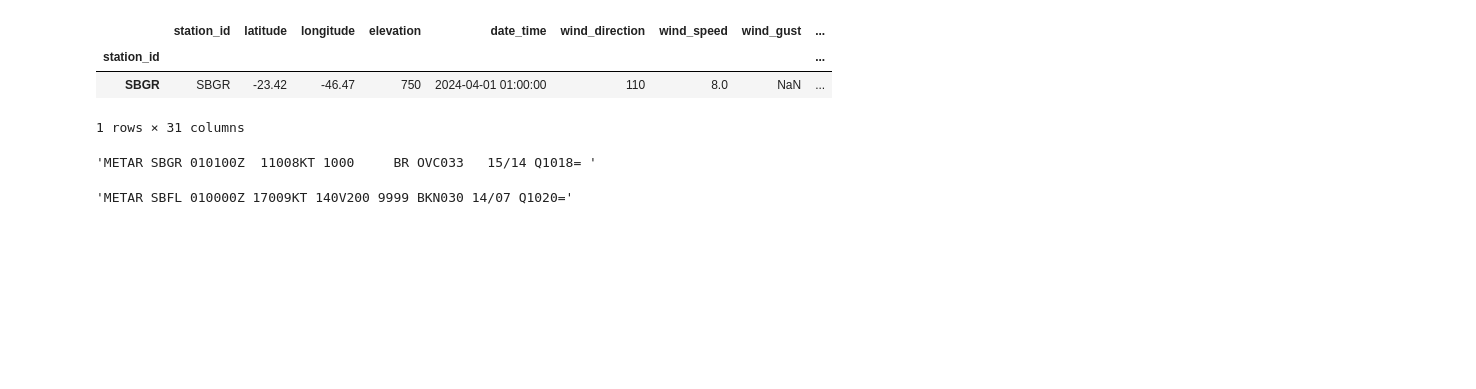
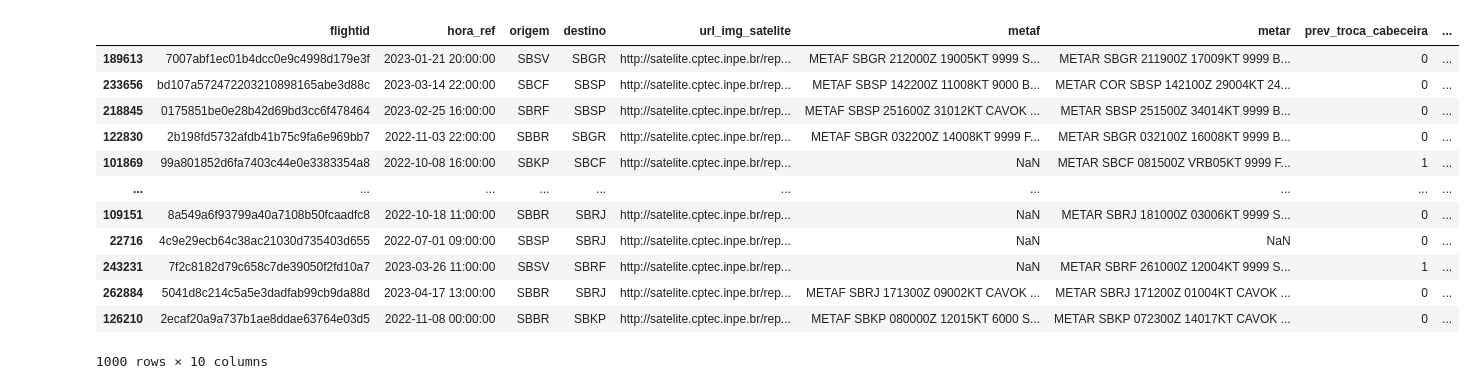
Before and after one commit to ryukinix/dsc2024, a Jupyter notebook: notebooks/exploratory-analysis.ipynb, the cells around one changed output. Saved outputs shown, nothing was run; the diff lists cells and outputs as text; code cells hidden in the pictures; blank space fills up the shorter version.

Commit message:
Add proper data handling for metar, metaf and hora_ref

```diff
--- a/notebooks/exploratory-analysis.ipynb
+++ b/notebooks/exploratory-analysis.ipynb
@@ -56,15 +36,0 @@ df_metar
-# %%
-io.parse_metar_to_dataframe(df['metaf'].dropna().iloc[0].replace('METAF', 'METAR'))
-# %% [output]
-|  | station_id | latitude | longitude | elevation | date_time | wind_direction | wind_speed | wind_gust | ... |
-| station_id |  |  |  |  |  |  |  |  | ... |
-| SBGR | SBGR | -23.42 | -46.47 | 750 | 2024-04-01 01:00:00 | 110 | 8.0 | NaN | ... |
-1 rows × 31 columns
-# %%
-df['metaf'].dropna().iloc[0].replace('METAF', 'METAR')
-# %% [output]
-'METAR SBGR 010100Z  11008KT 1000     BR OVC033   15/14 Q1018= '
-# %%
-df['metar'].dropna().iloc[0]
-# %% [output]
-'METAR SBFL 010000Z 17009KT 140V200 9999 BKN030 14/07 Q1020='
@@ -73,0 +37,18 @@ df['metar'].dropna().iloc[0]
+# %%
+df_sampling = df.sample(1000)
+# %%
+df_sampling
+# %% [output]
+|  | flightid | hora_ref | origem | destino | url_img_satelite | metaf | metar | prev_troca_cabeceira | ... |
+| 189613 | 7007abf1ec01b4dcc0e9c4998d179e3f | 2023-01-21 20:00:00 | SBSV | SBGR | http://satelite.cptec.inpe.br/rep... | METAF SBGR 212000Z 19005KT 9999 S... | METAR SBGR 211900Z 17009KT 9999 B... | 0 | ... |
+| 233656 | bd107a572472203210898165abe3d88c | 2023-03-14 22:00:00 | SBCF | SBSP | http://satelite.cptec.inpe.br/rep... | METAF SBSP 142200Z 11008KT 9000 B... | METAR COR SBSP 142100Z 29004KT 24... | 0 | ... |
+| 218845 | 0175851be0e28b42d69bd3cc6f478464 | 2023-02-25 16:00:00 | SBRF | SBSP | http://satelite.cptec.inpe.br/rep... | METAF SBSP 251600Z 31012KT CAVOK ... | METAR SBSP 251500Z 34014KT 9999 B... | 0 | ... |
+| 122830 | 2b198fd5732afdb41b75c9fa6e969bb7 | 2022-11-03 22:00:00 | SBBR | SBGR | http://satelite.cptec.inpe.br/rep... | METAF SBGR 032200Z 14008KT 9999 F... | METAR SBGR 032100Z 16008KT 9999 B... | 0 | ... |
+| 101869 | 99a801852d6fa7403c44e0e3383354a8 | 2022-10-08 16:00:00 | SBKP | SBCF | http://satelite.cptec.inpe.br/rep... | NaN | METAR SBCF 081500Z VRB05KT 9999 F... | 1 | ... |
+| ... | ... | ... | ... | ... | ... | ... | ... | ... | ... |
+| 109151 | 8a549a6f93799a40a7108b50fcaadfc8 | 2022-10-18 11:00:00 | SBBR | SBRJ | http://satelite.cptec.inpe.br/rep... | NaN | METAR SBRJ 181000Z 03006KT 9999 S... | 0 | ... |
+| 22716 | 4c9e29ecb64c38ac21030d735403d655 | 2022-07-01 09:00:00 | SBSP | SBRJ | http://satelite.cptec.inpe.br/rep... | NaN | NaN | 0 | ... |
+| 243231 | 7f2c8182d79c658c7de39050f2fd10a7 | 2023-03-26 11:00:00 | SBSV | SBRF | http://satelite.cptec.inpe.br/rep... | NaN | METAR SBRF 261000Z 12004KT 9999 S... | 1 | ... |
+| 262884 | 5041d8c214c5a5e3dadfab99cb9da88d | 2023-04-17 13:00:00 | SBBR | SBRJ | http://satelite.cptec.inpe.br/rep... | METAF SBRJ 171300Z 09002KT CAVOK ... | METAR SBRJ 171200Z 01004KT CAVOK ... | 0 | ... |
+| 126210 | 2ecaf20a9a737b1ae8ddae63764e03d5 | 2022-11-08 00:00:00 | SBBR | SBKP | http://satelite.cptec.inpe.br/rep... | METAF SBKP 080000Z 12015KT 6000 S... | METAR SBKP 072300Z 14017KT CAVOK ... | 0 | ... |
+1000 rows × 10 columns
```
Also changed, not shown: parts of 7 cells of this notebook, 2 other files.
